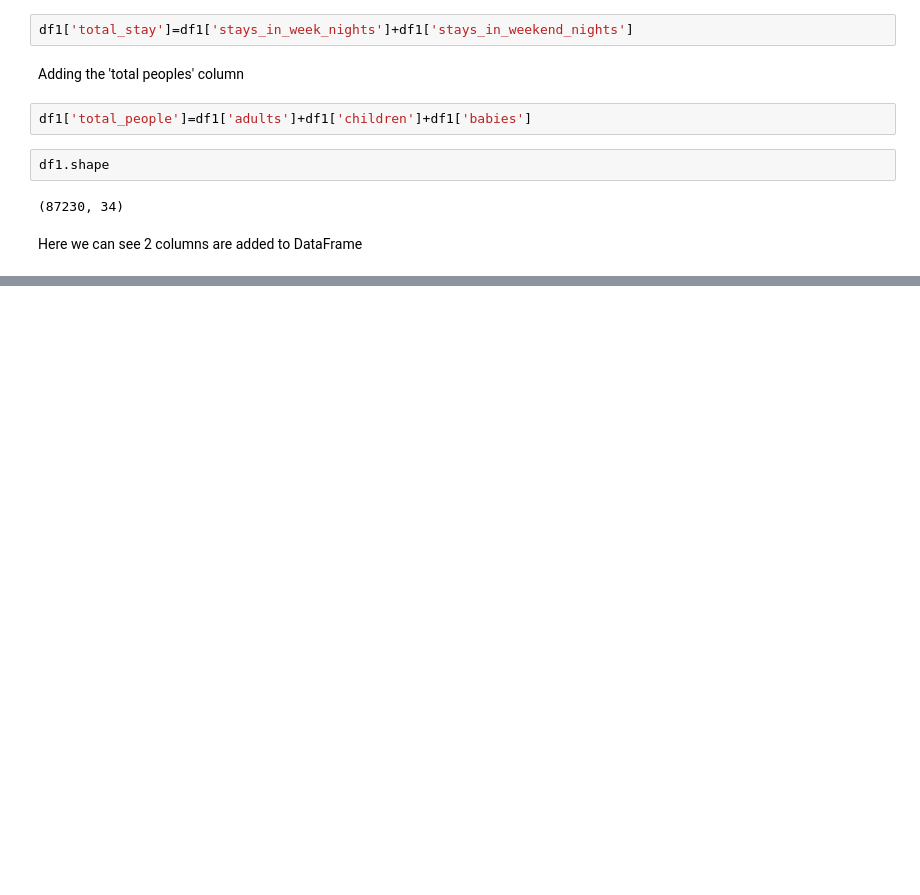
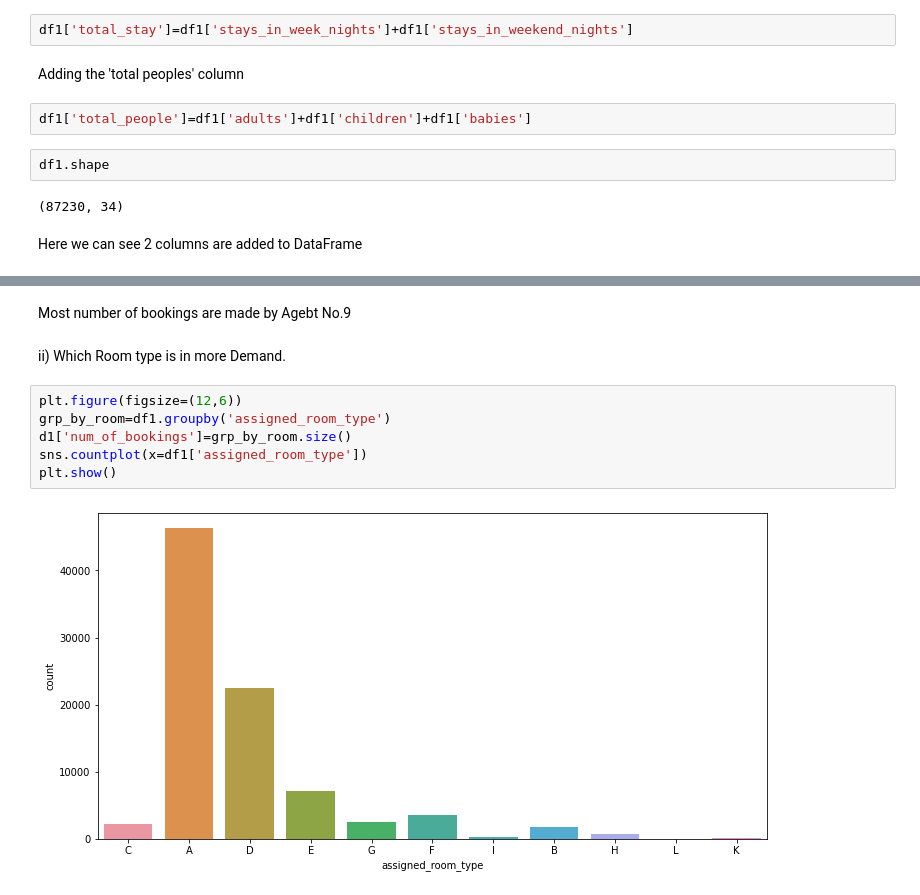
Before and after one commit to Tarunsri1998/Hotel-Booking-Analysis, a Jupyter notebook: Hotel_Booking_Analysis_Capstone_Project.ipynb, the cells around one changed output, grey strips where cells are left out. Cells and saved outputs as stored; diff of their text form; blank space fills up the shorter version.

```diff
--- a/Hotel_Booking_Analysis_Capstone_Project.ipynb
+++ b/Hotel_Booking_Analysis_Capstone_Project.ipynb
@@ -259,0 +296,12 @@ Here we can see 2 columns are added to DataFrame
+# %% [markdown]
+Most number of bookings are made by Agebt No.9
+# %% [markdown]
+ii) Which Room type is in more Demand.
+# %%
+plt.figure(figsize=(12,6))
+grp_by_room=df1.groupby('assigned_room_type')
+d1['num_of_bookings']=grp_by_room.size()
+sns.countplot(x=df1['assigned_room_type'])
+plt.show()
+# %% [output]
+[figure, added]
```
Also changed, not shown: parts of 14 cells of this notebook.
